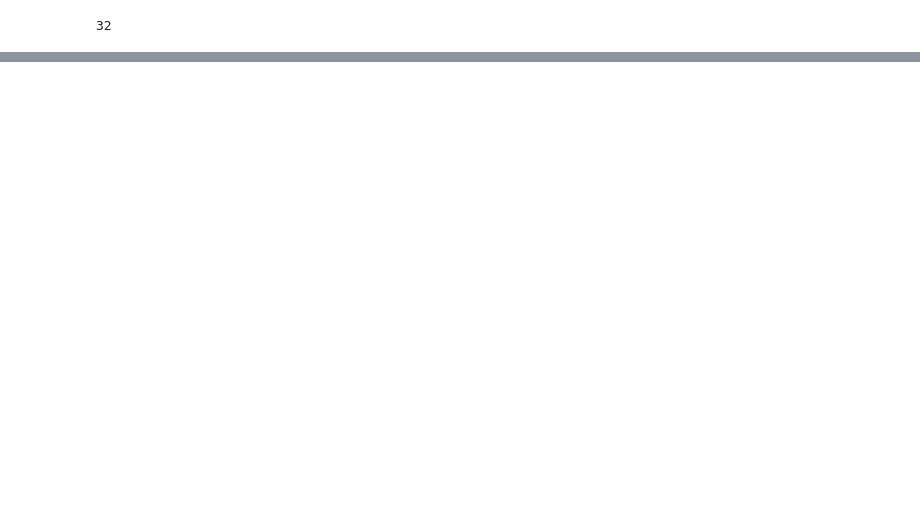
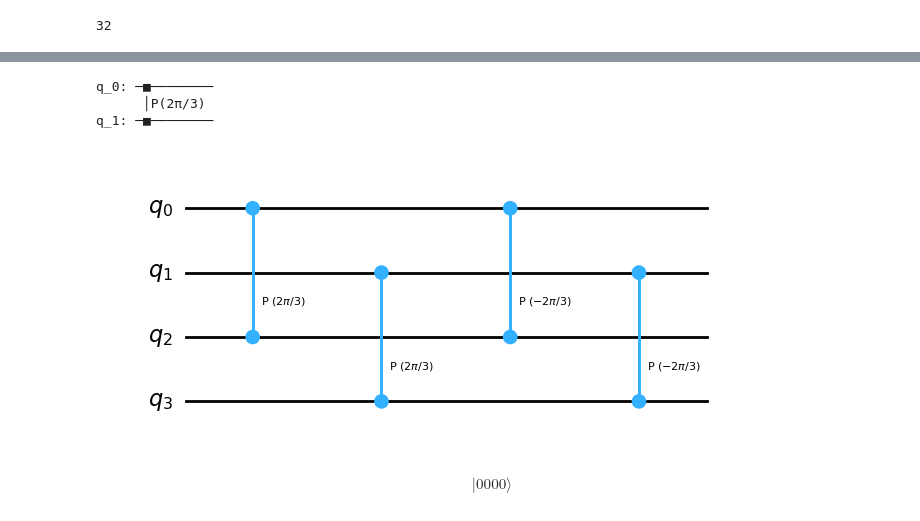
Before and after one commit to slysek/qudityD3, a Jupyter notebook: nowyCZ.ipynb, the cells around one changed output, grey strips where cells are left out. Saved outputs shown, nothing was run; the diff lists cells and outputs as text; code cells hidden in the pictures; blank space fills up the shorter version.

```diff
--- a/nowyCZ.ipynb
+++ b/nowyCZ.ipynb
@@ -84,2 +92,33 @@ test
   array([[0, 0],
          [0, 1]])]]
+# %%
+import qiskit.circuit.library
+from qiskit import QuantumCircuit
+import numpy as np
+from qiskit.quantum_info import Statevector
+
+circ =QuantumCircuit(2)
+omega = 2*np.pi/3
+
+circ.cp(omega, 0, 1)
+circ.draw()
+# %% [output]
+q_0: ─■────────
+      │P(2π/3)
+q_1: ─■────────
+# %%
+def CZqutrit():
+    circ = QuantumCircuit(4)
+    omega = 2*np.pi/3
+    circ.cp(omega, 0, 2)
+    circ.cp(omega, 1, 3)
+    circ.cp(-1 * omega, 0, 2)
+    circ.cp(-1 * omega, 1, 3)
+
+    return circ
+# %%
+czcirc = CZqutrit()
+# %%
+czcirc.draw('mpl')
+# %% [output]
+[figure, added]
@@ -85,0 +127,4 @@ test
+# %%
+vec.draw('latex')
+# %% [output]
+$$ |0000\rangle$$
```
Also changed, not shown: parts of 6 cells of this notebook, 2 other files.
